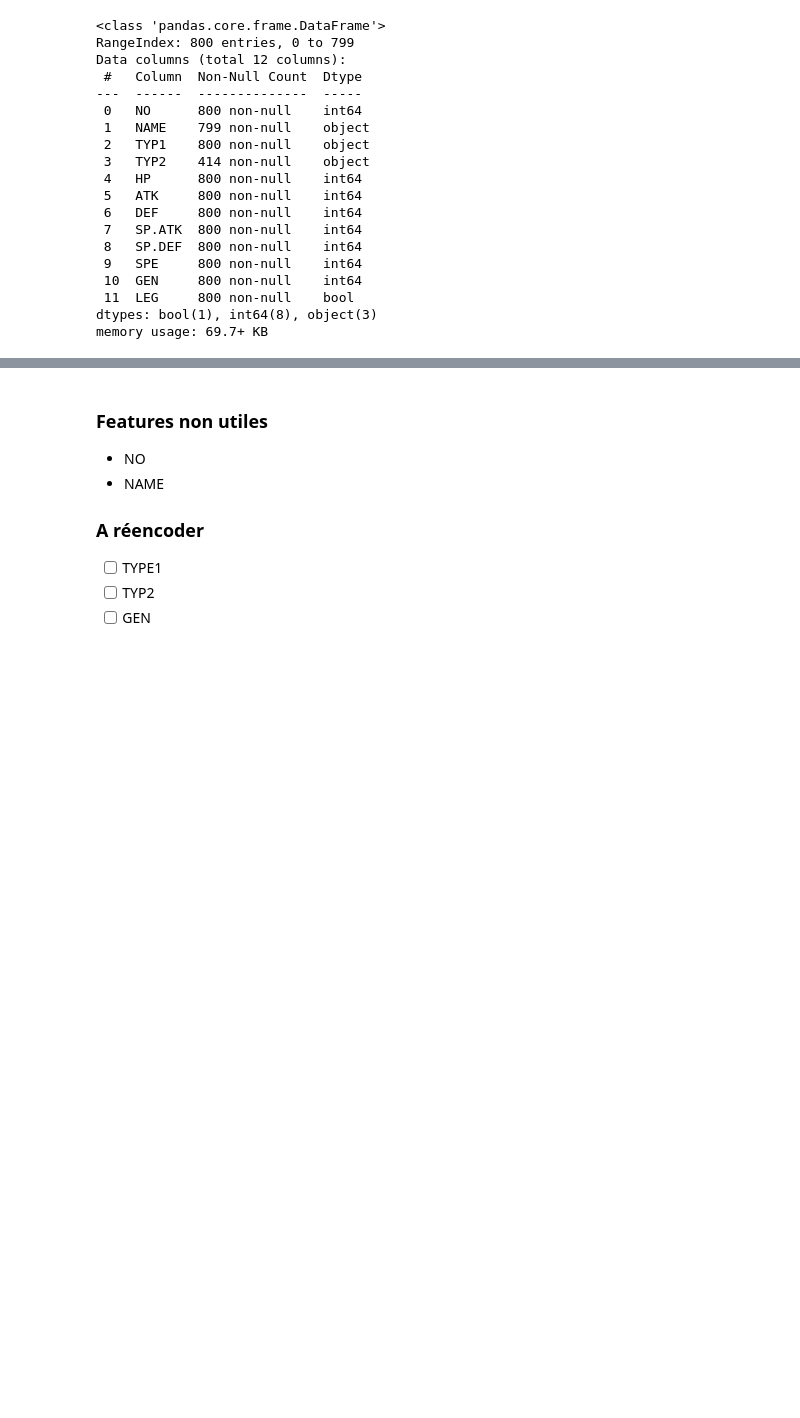
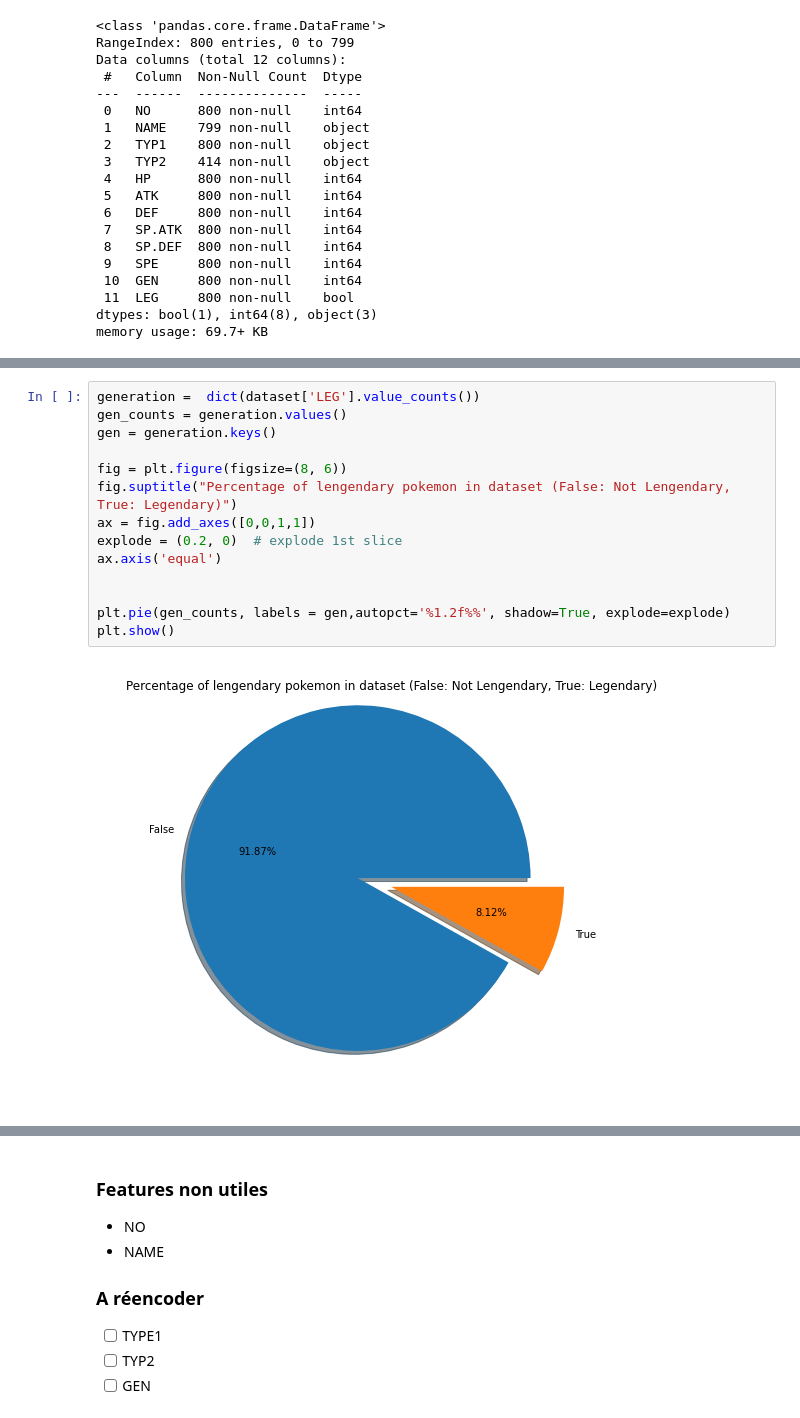
Before and after one commit to ThomasLEBRET/IAS-combatPokemon, a Jupyter notebook: BOUSSOUARFeriel_CORVESTAlex_LEBRETThoams_MANSOURIMarc/projetFinal.ipynb, the cells around one changed output, grey strips where cells are left out. Cells and saved outputs as stored; diff of their text form; blank space fills up the shorter version.

```diff
--- a/BOUSSOUARFeriel_CORVESTAlex_LEBRETThoams_MANSOURIMarc/projetFinal.ipynb
+++ b/BOUSSOUARFeriel_CORVESTAlex_LEBRETThoams_MANSOURIMarc/projetFinal.ipynb
@@ -114,0 +177,16 @@ KeyError: 'Type 1'
+# %%
+generation =  dict(dataset['LEG'].value_counts())
+gen_counts = generation.values()
+gen = generation.keys()
+
+fig = plt.figure(figsize=(8, 6))
+fig.suptitle("Percentage of lengendary pokemon in dataset (False: Not Lengendary, True: Legendary)")
+ax = fig.add_axes([0,0,1,1])
+explode = (0.2, 0)  # explode 1st slice
+ax.axis('equal')
+
+
+plt.pie(gen_counts, labels = gen,autopct='%1.2f%%', shadow=True, explode=explode)
+plt.show()
+# %% [output]
+[figure, added]
```
Also changed, not shown: parts of 19 cells of this notebook.
